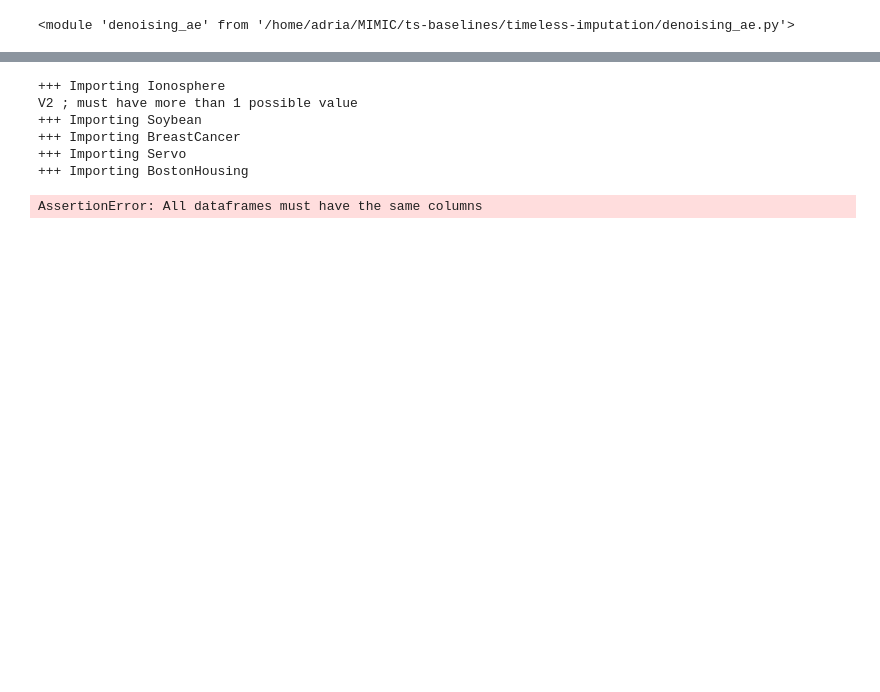
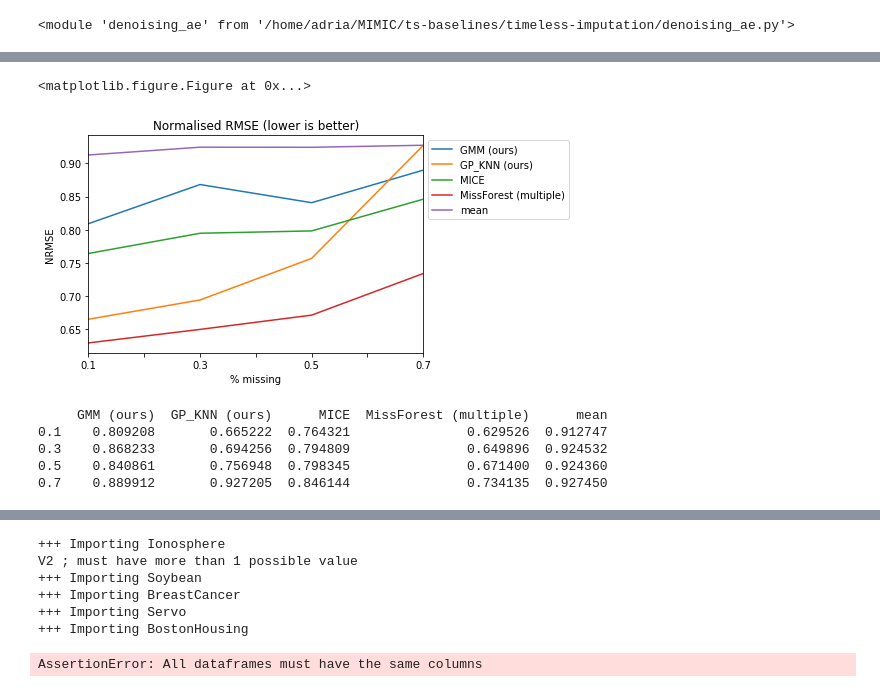
Before and after one commit to rhaps0dy/ts-baselines, a Jupyter notebook: timeless-imputation/Algorithm benchmarks.ipynb, the cells around one changed output, grey strips where cells are left out. Saved outputs shown, nothing was run; the diff lists cells and outputs as text; code cells hidden in the pictures; blank space fills up the shorter version.

```diff
--- a/timeless-imputation/Algorithm benchmarks.ipynb
+++ b/timeless-imputation/Algorithm benchmarks.ipynb
@@ -90,0 +183,21 @@ baseline.loc[("mean_std"), "NRMSE"]# .drop([("NRMSE", "MF_py"), ("PFC", "MF_py")
+# %%
+data = baseline.loc[("mean_std", "Ionosphere", "MCAR_total"), "NRMSE"].drop("0.9", axis=0).drop(["GP_mog_unopt", "GP_KNN_noopt"], axis=1)
+data.columns = pd.Index(['GMM (ours)', 'GP_KNN (ours)', 'MICE', 'MissForest (multiple)', 'mean'])
+plt.figure()
+data.plot()
+plt.legend(loc=0, bbox_to_anchor=(1.0, 1.0))
+plt.title("Normalised RMSE (lower is better)")
+plt.xlabel("% missing")
+plt.ylabel("NRMSE")
+plt.savefig("/tmp/nrmse.png", bbox_inches="tight")
+# %% [output]
+<matplotlib.figure.Figure at 0x...>
+[figure, added]
+# %%
+print(data.to_string())
+# %% [output]
+     GMM (ours)  GP_KNN (ours)      MICE  MissForest (multiple)      mean
+0.1    0.809208       0.665222  0.764321               0.629526  0.912747
+0.3    0.868233       0.694256  0.794809               0.649896  0.924532
+0.5    0.840861       0.756948  0.798345               0.671400  0.924360
+0.7    0.889912       0.927205  0.846144               0.734135  0.927450
```
Also changed, not shown: parts of 12 cells of this notebook, 17 other files.
